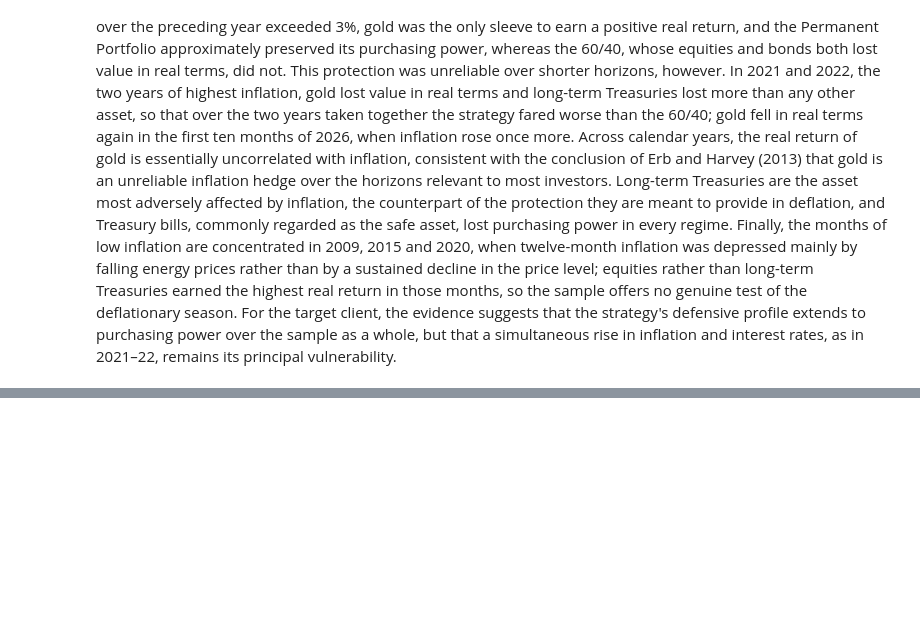
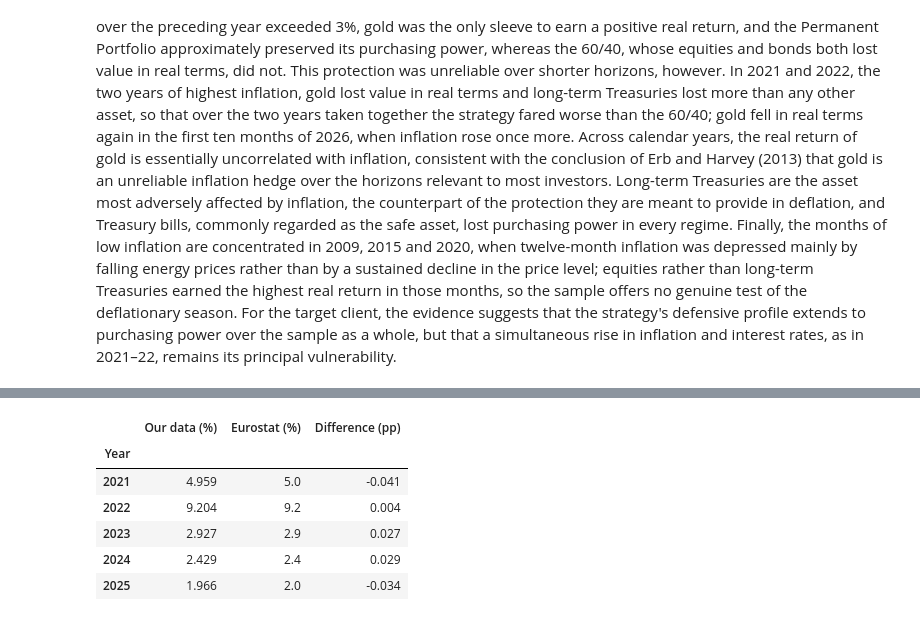
Before and after one commit to UgoBoudjelal/Browne-s-Permanent-Portfolio-, a Jupyter notebook: notebook/Group_G_Permanent_Portfolio.ipynb, the cells around one changed output, grey strips where cells are left out. Drawn from its saved outputs; the diff is of its cells as text; code cells hidden in the pictures; blank space fills up the shorter version.

```diff
--- a/notebook/Group_G_Permanent_Portfolio.ipynb
+++ b/notebook/Group_G_Permanent_Portfolio.ipynb
@@ -1168,0 +1179,77 @@ The regime analysis lends qualified support to the role that Browne assigns to g
+# %%
+def download_eurusd(start, end):
+    # US dollars per euro at each month-end (FRED DEXUSEU: noon buying rates in New York, last business day)
+    last_month = (pd.Timestamp(end) - pd.DateOffset(months=1)).strftime('%Y-%m-%d')
+    url = ('https://fred.stlouisfed.org/graph/fredgraph.csv?id=DEXUSEU&fq=Monthly&fam=eop'
+           f'&cosd={start}&coed={last_month}')
+    eurusd = pd.read_csv(url, index_col=0, parse_dates=True, na_values='.')['DEXUSEU']
+    eurusd = eurusd.reindex(pd.date_range(start, end, freq='MS', inclusive='left'))
+    if eurusd.isna().any():
+        raise ValueError(f"Missing exchange rate in: {list(eurusd.index[eurusd.isna()].strftime('%Y-%m'))}")
+    return eurusd
+
+
+def download_euribor(start, end):
+    # Monthly return on euro deposits (three-month Euribor from the ECB Data Portal), lagged as the T-bill rate
+    last_month = (pd.Timestamp(end) - pd.DateOffset(months=1)).strftime('%Y-%m')
+    url = ('https://data-api.ecb.europa.eu/service/data/FM/M.U2.EUR.RT.MM.EURIBOR3MD_.HSTA?format=csvdata'
+           f'&startPeriod={pd.Timestamp(start):%Y-%m}&endPeriod={last_month}')
+    euribor = pd.read_csv(url, index_col='TIME_PERIOD', parse_dates=True)['OBS_VALUE']
+    euribor = euribor.reindex(pd.date_range(start, end, freq='MS', inclusive='left'))
+    if euribor.isna().any():
+        raise ValueError(f"Missing Euribor rate in: {list(euribor.index[euribor.isna()].strftime('%Y-%m'))}")
+
+    rf_eur = euribor / 100 / 12    # percent per annum (monthly average) -> monthly decimal return
+    rf_eur = rf_eur.shift(1)       # each month earns the rate known at its start
+    return rf_eur
+
+
+def download_hicp(start, end):
+    # Euro-area consumer prices (FRED CP0000EZCCM086NEST: HICP, all items, changing composition), monthly
+    last_month = (pd.Timestamp(end) - pd.DateOffset(months=1)).strftime('%Y-%m-%d')
+    url = ('https://fred.stlouisfed.org/graph/fredgraph.csv?id=CP0000EZCCM086NEST'
+           f'&cosd={start}&coed={last_month}')
+    hicp = pd.read_csv(url, index_col=0, parse_dates=True, na_values='.')['CP0000EZCCM086NEST']
+    hicp = hicp.reindex(pd.date_range(start, end, freq='MS', inclusive='left'))
+    if hicp.isna().any():
+        raise ValueError(f"Missing euro-area price index in: {list(hicp.index[hicp.isna()].strftime('%Y-%m'))}")
+    return hicp
+
+
+def in_euros(r, dollar_return):
+    # Returns of dollar assets measured in euros, (1 + r) * (1 + dollar_return) - 1, for every column of r
+    return (1 + r).mul(1 + dollar_return, axis=0) - 1
+
+
+# Exchange rates from the month-end before the first return; the HICP from January 2004, as the CPI in Section 16
+eurusd = download_eurusd(start, end)
+dollar_return = (eurusd.shift(1) / eurusd - 1).loc[rets.index]       # return in euros of holding one dollar
+rf_eur = download_euribor(start, end).loc[rets.index]
+hicp = download_hicp('2004-01-01', end)
+inflation_eur = hicp.pct_change(fill_method=None).loc[rets.index]       # monthly euro-area inflation
+
+dollar_gain = (1 + dollar_return).prod() - 1
+hicp_rise = hicp.loc[rets.index[-1]] / hicp.loc[start] - 1
+print(f"Exchange rate: {eurusd.iloc[0]:.4f} dollars per euro at the end of {eurusd.index[0]:%B %Y} and "
+      f"{eurusd.iloc[-1]:.4f} at the end of {eurusd.index[-1]:%B %Y}, so that the dollar gained {dollar_gain:.1%} "
+      f"against the euro ({(1 + dollar_gain) ** (periods / len(rets)) - 1:.2%} a year); annualized volatility of "
+      f"its monthly return in euros {dollar_return.std() * np.sqrt(periods):.2%}")
+print(f"Average annual interest rate: three-month Euribor {rf_eur.mean() * periods:.2%}, Treasury bills "
+      f"{rets['rf'].mean() * periods:.2%}")
+print(f"Consumer prices from {pd.Timestamp(start):%B %Y} to {rets.index[-1]:%B %Y}: euro area {hicp_rise:.1%} in "
+      f"total ({(1 + hicp_rise) ** (periods / len(rets)) - 1:.2%} a year), United States {price_rise:.1%} "
+      f"({(1 + price_rise) ** (periods / len(rets)) - 1:.2%} a year)")
+
+# External check: December-to-December inflation against the annual rates published by Eurostat (rounded to 0.1%)
+published_hicp = pd.Series({2021: 5.0, 2022: 9.2, 2023: 2.9, 2024: 2.4, 2025: 2.0})
+december_eur = hicp[hicp.index.month == 12]
+ours_hicp = 100 * december_eur.pct_change(fill_method=None)
+ours_hicp.index = december_eur.index.year
+hicp_check = pd.DataFrame({'Our data (%)': ours_hicp.loc[published_hicp.index], 'Eurostat (%)': published_hicp})
+hicp_check['Difference (pp)'] = hicp_check['Our data (%)'] - hicp_check['Eurostat (%)']
+hicp_check.index.name = 'Year'
+display(hicp_check.round(3))
+max_gap_hicp = hicp_check['Difference (pp)'].abs().max()
+print(f"External check, euro-area consumer prices: largest difference {max_gap_hicp:.3f} pp (tolerance 0.05 pp):",
+      max_gap_hicp < 0.05)
+# %% [output]
@@ -1168,0 +1259,7 @@ The regime analysis lends qualified support to the role that Browne assigns to g
+|  | Our data (%) | Eurostat (%) | Difference (pp) |
+| Year |  |  |  |
+| 2021 | 4.959 | 5.0 | -0.041 |
+| 2022 | 9.204 | 9.2 | 0.004 |
+| 2023 | 2.927 | 2.9 | 0.027 |
+| 2024 | 2.429 | 2.4 | 0.029 |
+| 2025 | 1.966 | 2.0 | -0.034 |
```
Also changed, not shown: parts of 11 cells of this notebook, 39 other files.
